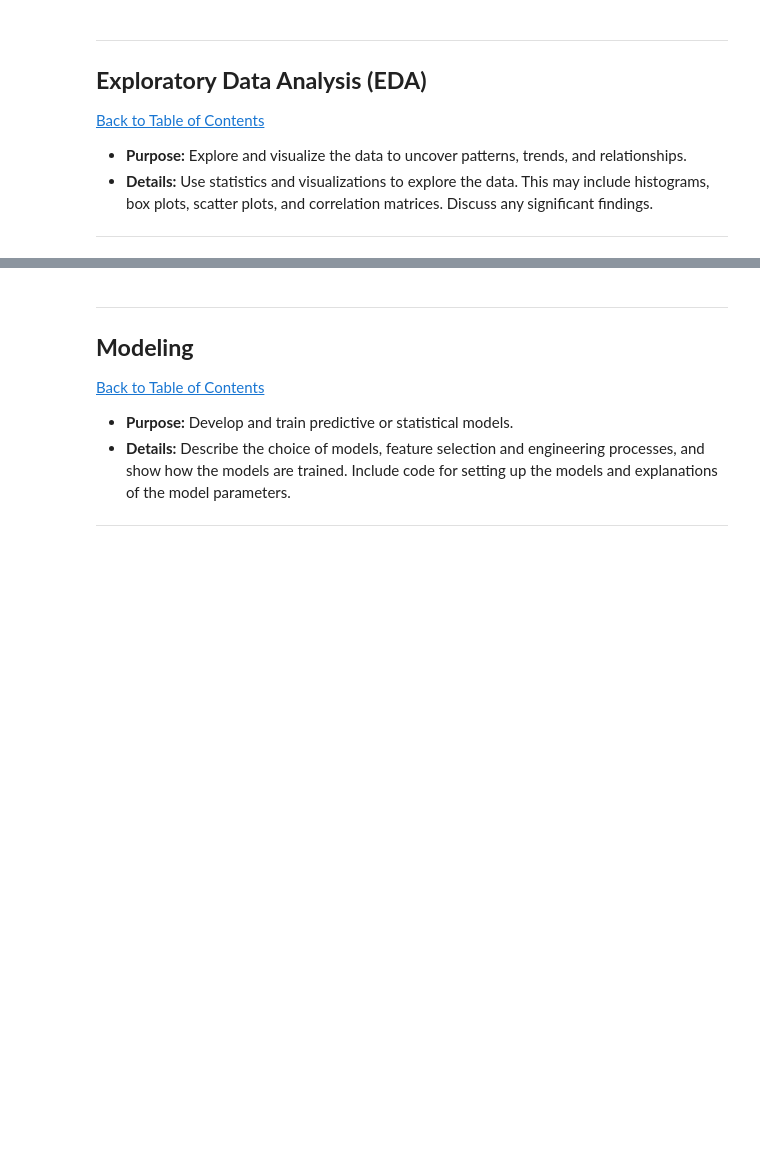
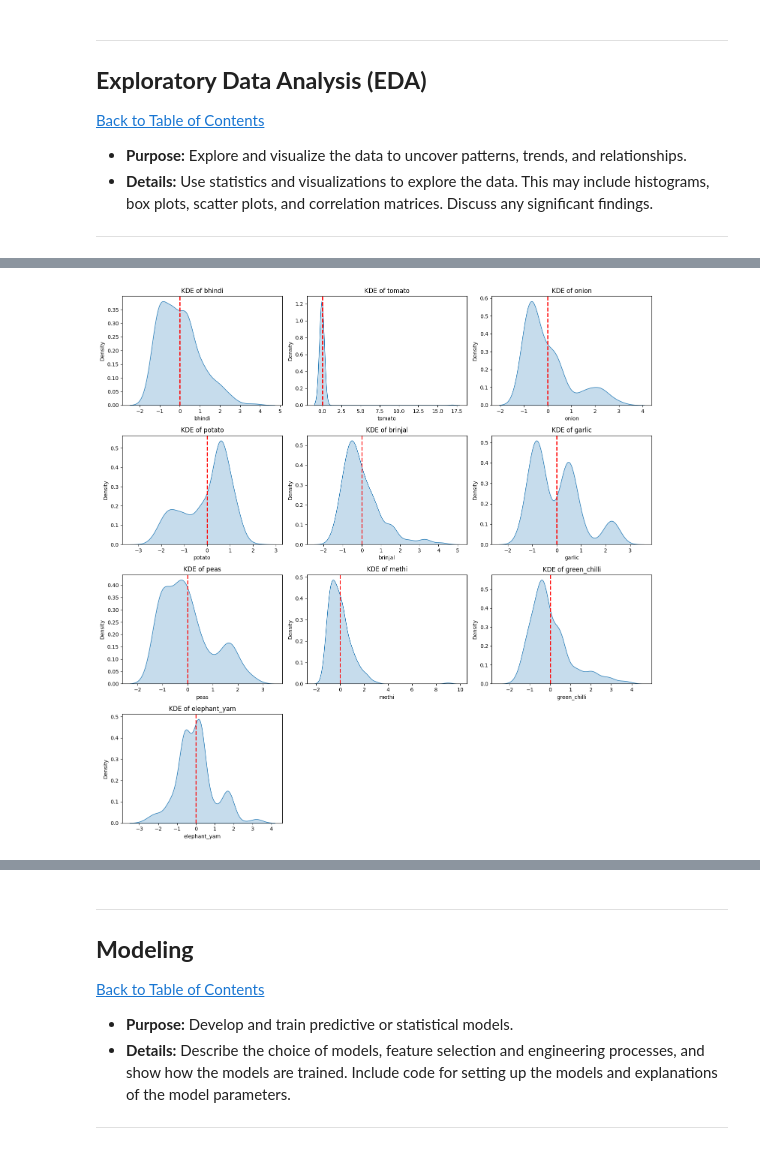
Before and after one commit to Ntokozo-sbusiso/QCTO_Workplace, a Jupyter notebook: QCTO---Workplace-Module-Notebook-Template-4571.ipynb, the cells around one changed output, grey strips where cells are left out. Cells and saved outputs as stored; diff of their text form; code cells hidden in the pictures; blank space fills up the shorter version.

```diff
--- a/QCTO---Workplace-Module-Notebook-Template-4571.ipynb
+++ b/QCTO---Workplace-Module-Notebook-Template-4571.ipynb
@@ -434,0 +513,39 @@ df_copy.head()
+# %%
+def plot_kde(df):
+    """
+    Plot Kernel Density Estimation (KDE) plots for numerical columns in a DataFrame.
+
+    Parameters:
+    - df (pandas.DataFrame): The DataFrame containing numerical columns to be visualized.
+
+    Returns:
+    - None
+    """
+    # Replace infinite values with NaN
+    df.replace([np.inf, -np.inf], np.nan, inplace=True)
+
+    # Setting up a 4x3 grid of plots
+    fig, axes = plt.subplots(4, 3, figsize=(15, 15))  # Adjust the figure size as needed
+    axes = axes.flatten()  # Flatten the 2D array of axes for easy iteration
+
+    # Plotting a KDE for each column in its respective subplot
+    for i, column in enumerate(df.columns[1:11]):  # Exclude the 'price_dates' and 'price_months' columns
+        sns.kdeplot(df[column], fill=True, ax=axes[i])
+        axes[i].set_title(f'KDE of {column}')
+        axes[i].set_xlabel(column)
+        axes[i].set_ylabel('Density')
+        mean_val = df[column].mean()
+        axes[i].axvline(mean_val, color='red', linestyle='dashed', linewidth=2)
+
+    # Hide any unused subplots
+    for j in range(i + 1, len(axes)):
+        fig.delaxes(axes[j])
+
+    # Adjust layout for better spacing
+    plt.tight_layout()
+    plt.show()
+
+# KDE plots:
+plot_kde(df_copy)
+# %% [output]
+[figure, added]
```
Also changed, not shown: parts of 15 cells of this notebook.
